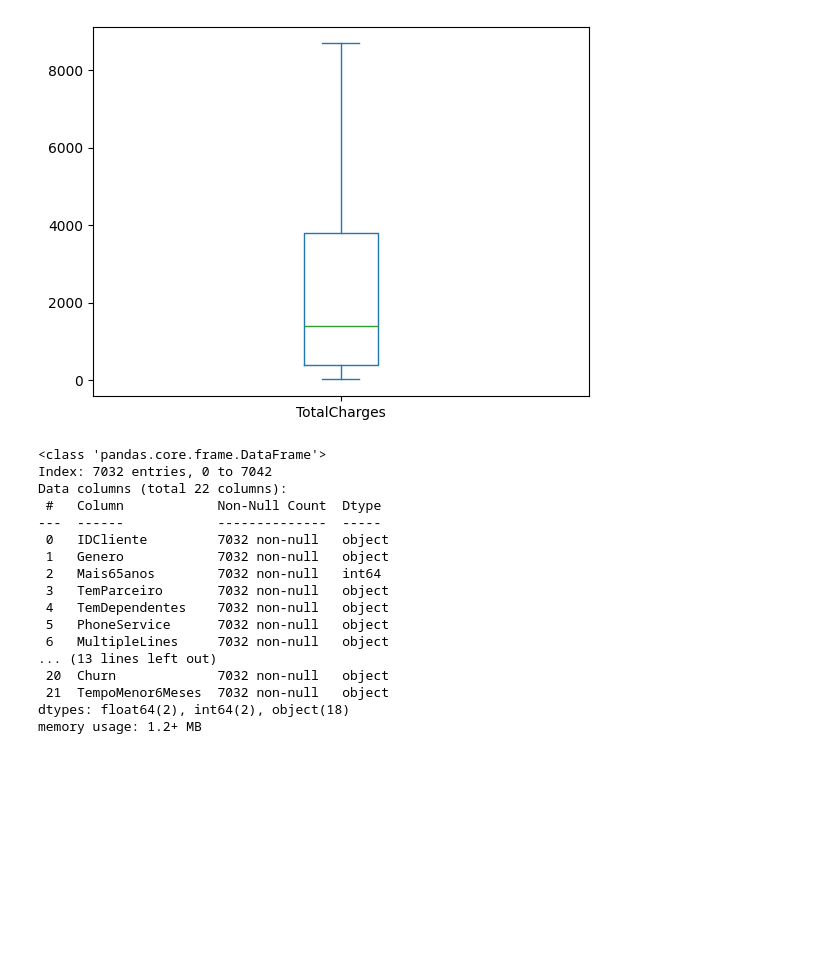
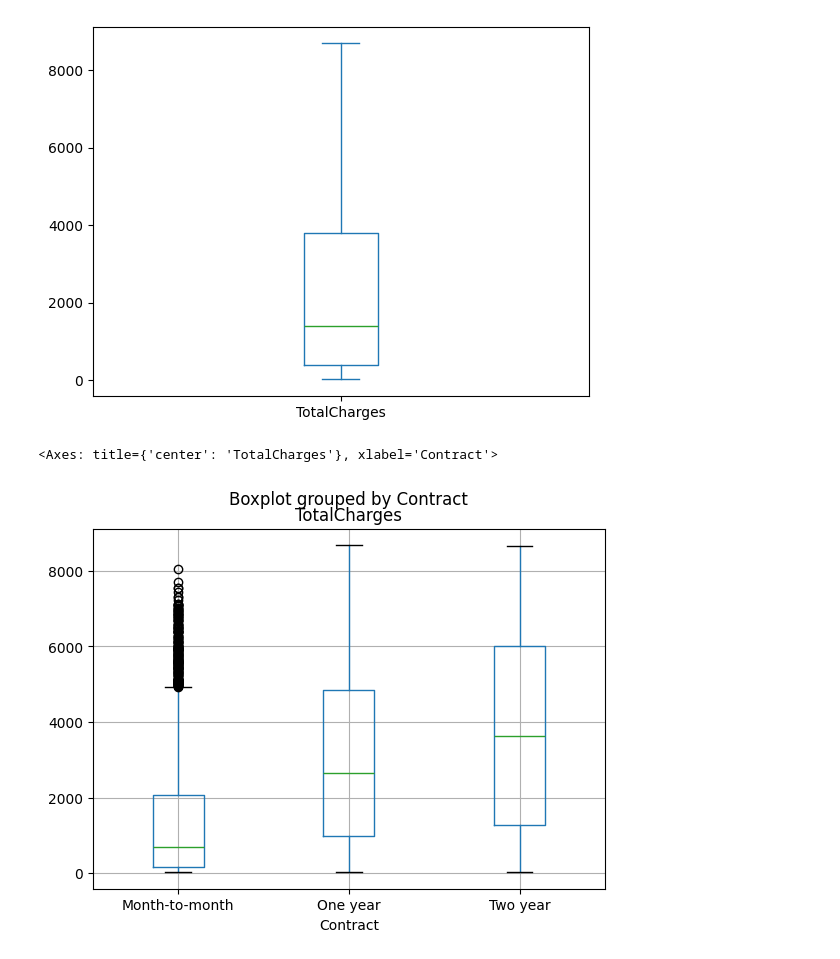
Before and after one commit to Weslley-Prado/eda, a Jupyter notebook: eda/eda_churn.ipynb, the cells around one changed output. Saved outputs shown, nothing was run; the diff lists cells and outputs as text; code cells hidden in the pictures; blank space fills up the shorter version.

```diff
--- a/eda/eda_churn.ipynb
+++ b/eda/eda_churn.ipynb
@@ -900,23 +900,7 @@ df_churn['TotalCharges'].plot.box()
 [figure]
 # %%
 # Blox Plot Contract
-df_churn['TotalCharges'].plot.box(column='TotalCharges', by='Contract')
-df_churn.info()
+df_churn.boxplot(column='TotalCharges', by='Contract')
 # %% [output]
-<class 'pandas.core.frame.DataFrame'>
-Index: 7032 entries, 0 to 7042
-Data columns (total 22 columns):
- #   Column            Non-Null Count  Dtype
----  ------            --------------  -----
- 0   IDCliente         7032 non-null   object
- 1   Genero            7032 non-null   object
- 2   Mais65anos        7032 non-null   int64
- 3   TemParceiro       7032 non-null   object
- 4   TemDependentes    7032 non-null   object
- 5   PhoneService      7032 non-null   object
- 6   MultipleLines     7032 non-null   object
-... (13 lines left out)
- 20  Churn             7032 non-null   object
- 21  TempoMenor6Meses  7032 non-null   object
-dtypes: float64(2), int64(2), object(18)
-memory usage: 1.2+ MB
+<Axes: title={'center': 'TotalCharges'}, xlabel='Contract'>
+[figure, added]
```
Also changed, not shown: parts of 2 cells of this notebook.
